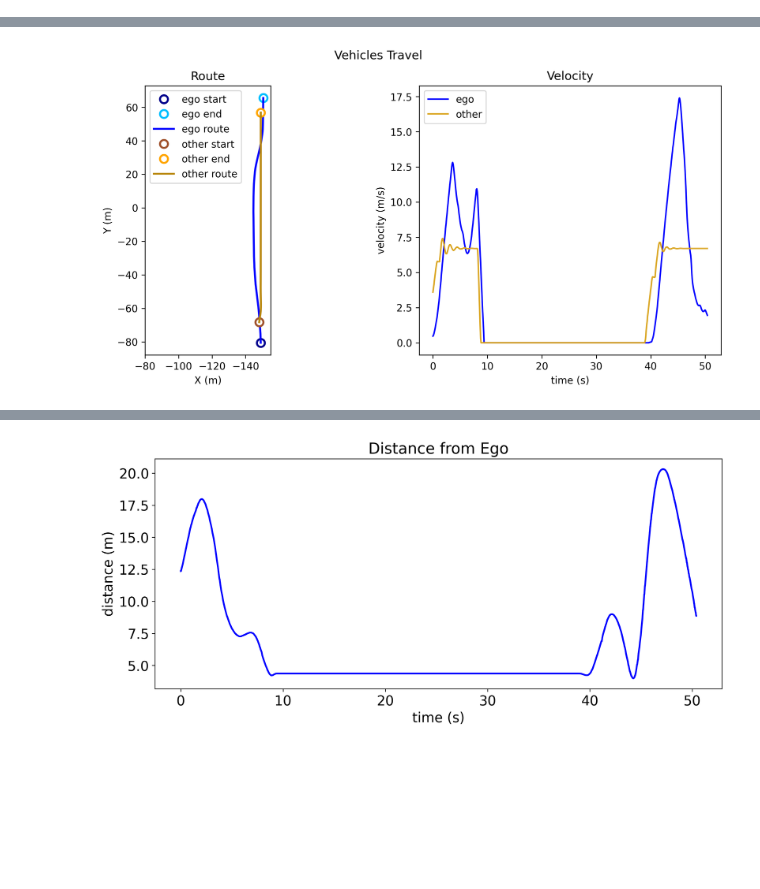
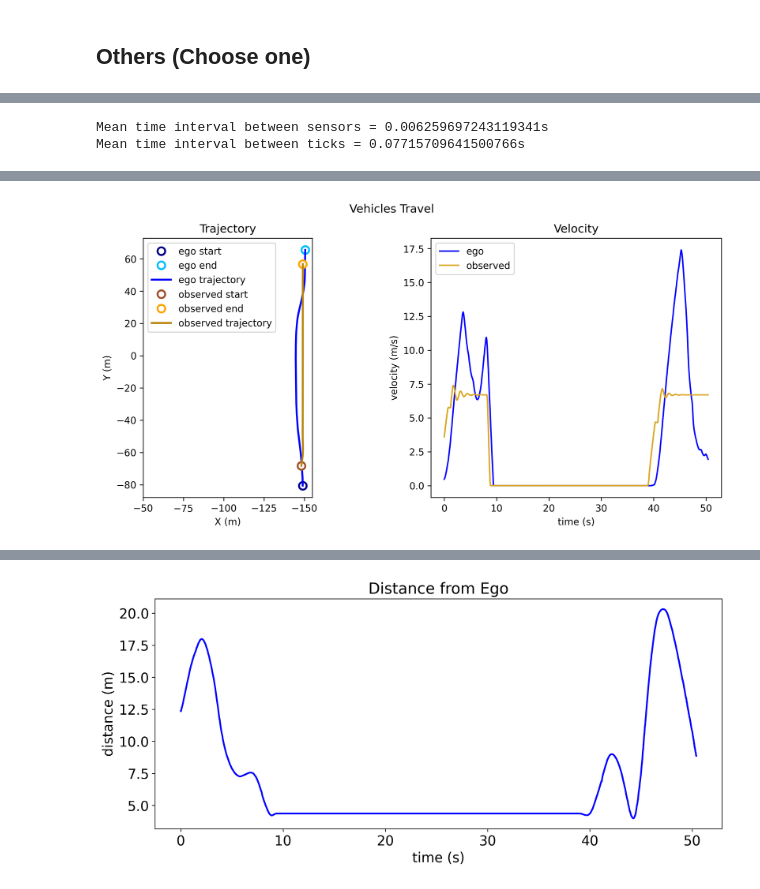
Before and after one commit to icaropires/objectlevel_fusion, a Jupyter notebook: experiments/carla/plots.ipynb, the cells around one changed output, grey strips where cells are left out. Cells and saved outputs as stored; diff of their text form; code cells hidden in the pictures; blank space fills up the shorter version.

```diff
--- a/experiments/carla/plots.ipynb
+++ b/experiments/carla/plots.ipynb
@@ -40,3 +291,9 @@ EXPERIMENT_FILES = FILES[EXPERIMENT_NAME]
+# %% [markdown]
+## Others (Choose one)
+# %%
+EXPERIMENT_NAME = 'both_moving'  # Choosing experiment here
+EXPERIMENT_VARIATION = 'no_temporal_alignment'  # Choosing variation here
+EXPERIMENT_FILES = FILES[EXPERIMENT_NAME]
 # %%
 sensor_df_file = EXPERIMENT_FILES['sensor_layer']['general']
 sensor_df = pd.read_csv(
@@ -58,6 +315,20 @@ Sensor DF first measurement: 1621242623651325792
 | 4 | 0.192271 | sensor1 | 1 | -148.98721 | -80.49280 | 0.09027 | 0.65453 | 0.62016 | 1.37526 | -1.56371 | ... |
 | 6 | 0.272085 | sensor1 | 1 | -148.98506 | -80.42434 | 0.00747 | 0.79668 | -0.87820 | 1.50777 | -1.56286 | ... |
 | 8 | 0.352307 | sensor1 | 1 | -148.98442 | -80.35335 | 0.00725 | 0.93399 | -0.00275 | 1.68477 | -1.56294 | ... |
+# %%
+sensor_df1 = sensor_df[sensor_df.sensor_name == 'sensor1']
+sensor_df2 = sensor_df[sensor_df.sensor_name == 'sensor2']
+
+shortest_size = min(sensor_df1.shape[0], sensor_df2.shape[0])
+
+diff_between_sensors = (sensor_df2['timestamp'].iloc[:shortest_size].array - sensor_df1['timestamp'].iloc[:shortest_size].array)
+diff_between_ticks = (sensor_df1['timestamp'].diff())
+
+print(f'Mean time interval between sensors = {diff_between_sensors.mean()}s')
+print(f'Mean time interval between ticks = {diff_between_ticks.mean()}s')
+# %% [output]
+Mean time interval between sensors = 0.006259697243119341s
+Mean time interval between ticks = 0.07715709641500766s
 # %%
 def obj_to_almost_relative(fusion_df, sensor_df):
     # Almost because don't transform all the elements, only the used in this notebook
@@ -115,55 +386,55 @@ absolute_obj_df1 = obj_to_almost_relative(fusion_df1, sensor_df)
 fig, axs = plt.subplots(nrows=1, ncols=2, figsize=(12, 5), dpi=300)
 fig.suptitle("Vehicles Travel")
 
-# Plotting route
+# Plotting trajectory
 
 start = sensor_df1['x'].iloc[0], sensor_df1['y'].iloc[0]
 end = sensor_df1['x'].iloc[-1], sensor_df1['y'].iloc[-1]
 axs[0].plot(start[0], start[1], 'o', label='ego start', c='w', ms=8, mew=2, mec='darkblue')
 axs[0].plot(end[0], end[1], 'o', label='ego end', c='w', ms=8, mew=2, mec='deepskyblue')
 
-axs[0].plot(sensor_df1['x'], sensor_df1['y'], lw=2, label='ego route', c='b')
+axs[0].plot(sensor_df1['x'], sensor_df1['y'], lw=2, label='ego trajectory', c='b')
 
 start = absolute_obj_df1['x'].iloc[0], absolute_obj_df1['y'].iloc[0]
-axs[0].plot(start[0], start[1], 'o', label='other start', c='w', ms=8, mew=2, mec='sienna')
+axs[0].plot(start[0], start[1], 'o', label='observed start', c='w', ms=8, mew=2, mec='sienna')
 
 if not is_obj_stopped(absolute_obj_df1):
     end = absolute_obj_df1['x'].iloc[-1], absolute_obj_df1['y'].iloc[-1]
-    axs[0].plot(end[0], end[1], 'o', label='other end', c='w', ms=8, mew=2, mec='orange')
+    axs[0].plot(end[0], end[1], 'o', label='observed end', c='w', ms=8, mew=2, mec='orange')
 
-    axs[0].plot(absolute_obj_df1['x'], absolute_obj_df1['y'], lw=2, label='other route', c='darkgoldenrod')
+    axs[0].plot(absolute_obj_df1['x'], absolute_obj_df1['y'], lw=2, label='observed trajectory', c='darkgoldenrod')
 
-    other_start_label = 'other start'
+    observed_start_label = 'observed start'
 else:
-    other_start_label = 'other'
+    observed_start_label = 'observed'
 
 axs[0].set(
-    title='Route',
+    title='Trajectory',
     xlabel='X (m)',
     ylabel='Y (m)',
     aspect='equal',
-    xlim=(-80, -155)
+    xlim=(-50, -155)
 )
 axs[0].legend()
 
 # Plotting velocity
 
 ego_velocity = np.hypot(sensor_df1['vx'], sensor_df1['vy'])
-other_velocity = np.hypot(absolute_obj_df1['vx'], absolute_obj_df1['vy'])
+observed_velocity = np.hypot(absolute_obj_df1['vx'], absolute_obj_df1['vy'])
 
 axs[1].plot(sensor_df1['timestamp'], ego_velocity, label='ego', c='b')
-axs[1].plot(absolute_obj_df1['timestamp'], other_velocity, label='other', c='goldenrod')
+axs[1].plot(absolute_obj_df1['timestamp'], observed_velocity, label='observed', c='goldenrod')
 
 axs[1].set(
     title='Velocity',
     xlabel='time (s)',
     ylabel='velocity (m/s)',
 )
 axs[1].legend()
 
 fig.savefig(f'{EXPERIMENT_NAME}/{EXPERIMENT_VARIATION}_vehicle_travel.png')
 # %% [output]
-[figure, old version]
+[figure, new version]
 # %%
 errors = fusion_df[fusion_df.association_failed == 1.0]['timestamp']
 errors = errors.iloc[1:]  # The first one is never an error
```
Also changed, not shown: parts of 13 cells of this notebook, 22 other files.
